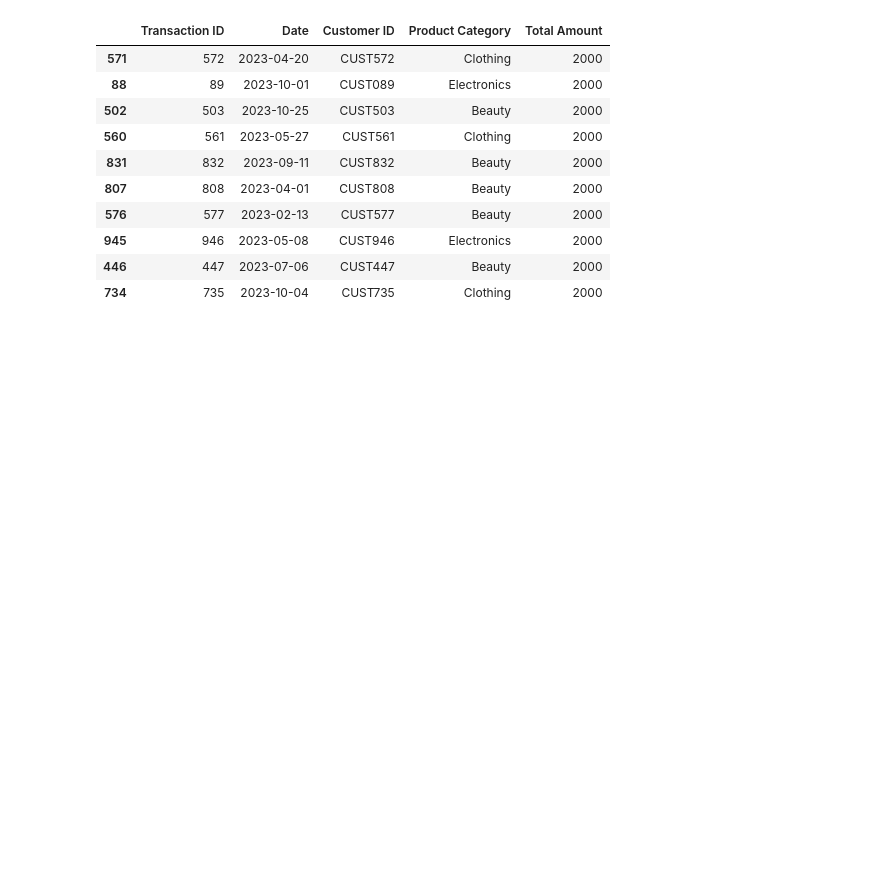
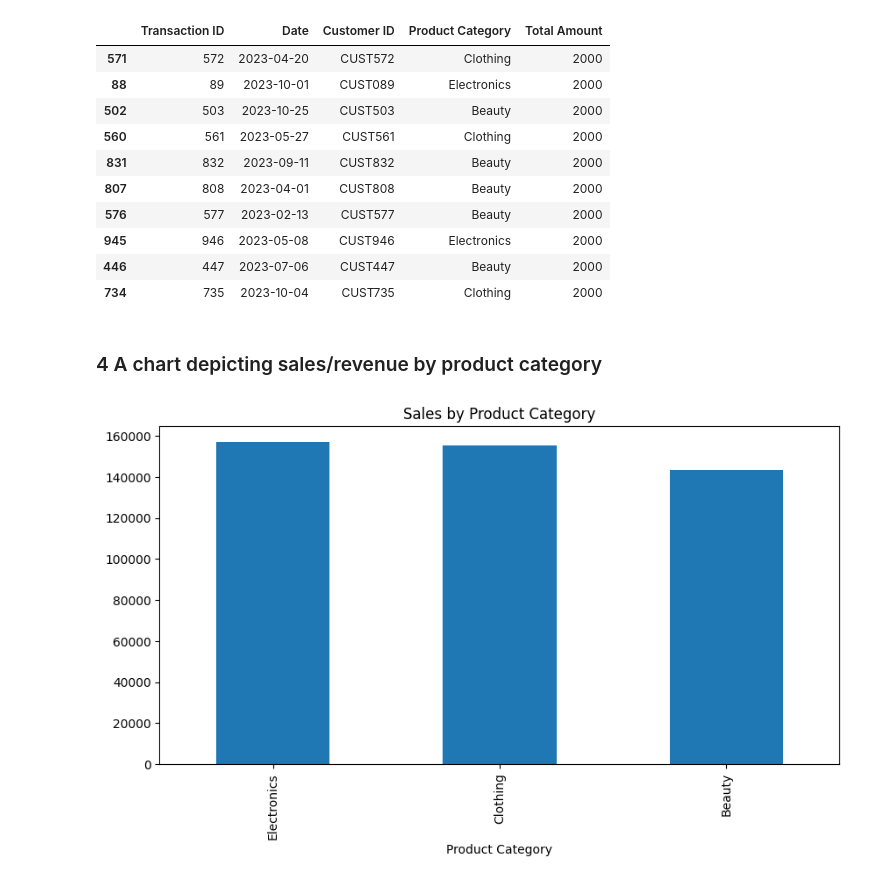
Before and after one commit to dagbolade/Retail_Sales, a Jupyter notebook: sales.ipynb, the cells around one changed output. Drawn from its saved outputs; the diff is of its cells as text; code cells hidden in the pictures; blank space fills up the shorter version.

```diff
--- a/sales.ipynb
+++ b/sales.ipynb
@@ -74,3 +73,13 @@ top_10_sales[['Transaction ID', 'Date', 'Customer ID', 'Product Category', 'Tota
 | 945 | 946 | 2023-05-08 | CUST946 | Electronics | 2000 |
 | 446 | 447 | 2023-07-06 | CUST447 | Beauty | 2000 |
 | 734 | 735 | 2023-10-04 | CUST735 | Clothing | 2000 |
+# %% [markdown]
+### 4 A chart depicting sales/revenue by product category
+# %%
+# A chart depicting sales/revenue by product category
+sales_by_category = df.groupby('Product Category')['Total Amount'].sum().sort_values(ascending=False)
+sales_by_category.plot(kind='bar', figsize=(10, 5), title='Sales by Product Category')
+
+plt.show()
+# %% [output]
+[figure, added]
```
Also changed, not shown: parts of 3 cells of this notebook.
